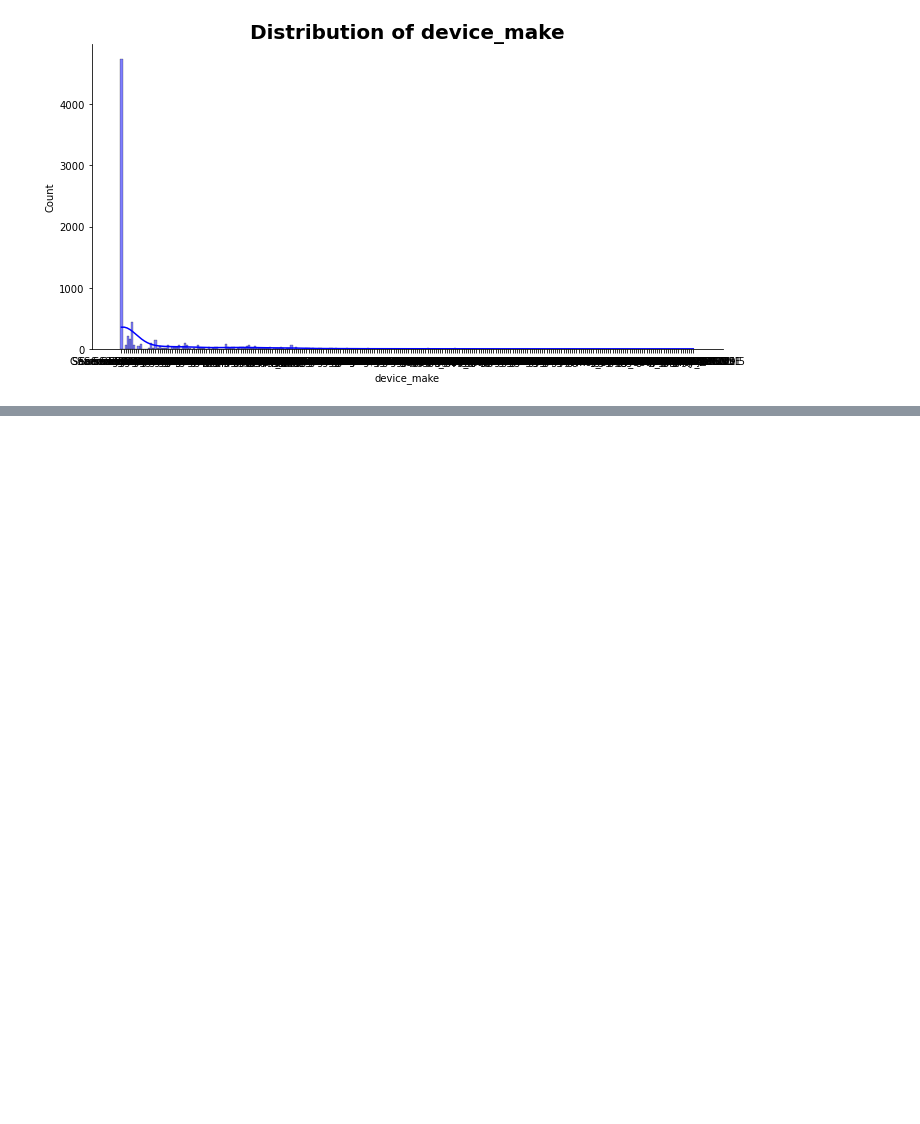
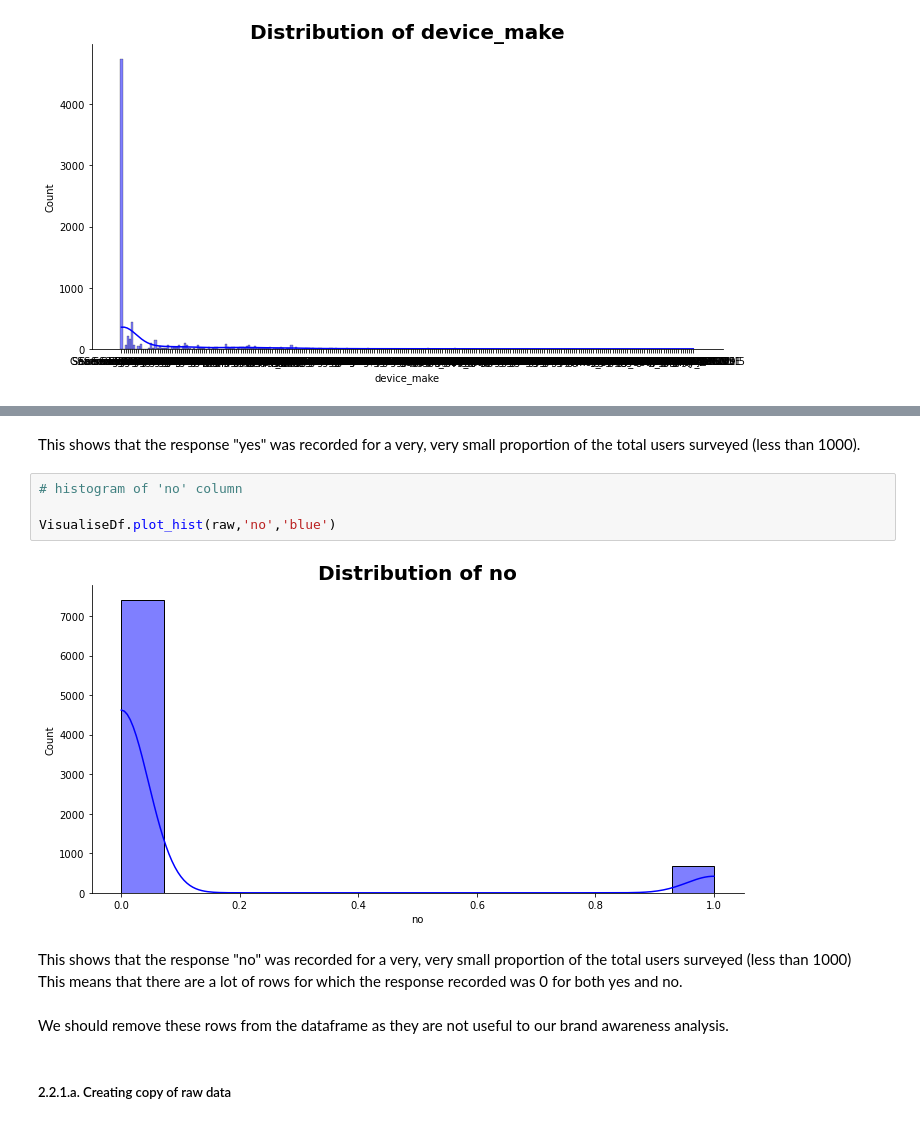
Before and after one commit to Group-6-10Academy/smart_ad_ABtesting, a Jupyter notebook: notebooks/new_EDA.ipynb, the cells around one changed output, grey strips where cells are left out. Drawn from its saved outputs; the diff is of its cells as text; blank space fills up the shorter version.

```diff
--- a/notebooks/new_EDA.ipynb
+++ b/notebooks/new_EDA.ipynb
@@ -343,0 +362,14 @@ VisualiseDf.plot_hist(raw,'device_make','blue')
+# %% [markdown]
+This shows that the response "yes" was recorded for a very, very small proportion of the total users surveyed (less than 1000).
+# %%
+# histogram of 'no' column
+
+VisualiseDf.plot_hist(raw,'no','blue')
+# %% [output]
+[figure, added]
+# %% [markdown]
+This shows that the response "no" was recorded for a very, very small proportion of the total users surveyed (less than 1000)<br>
+This means that there are a lot of rows for which the response recorded was 0 for both yes and no.<br><br>
+We should remove these rows from the dataframe as they are not useful to our brand awareness analysis.
+# %% [markdown]
+##### 2.2.1.a. Creating copy of raw data
```
Also changed, not shown: parts of 23 cells of this notebook.
